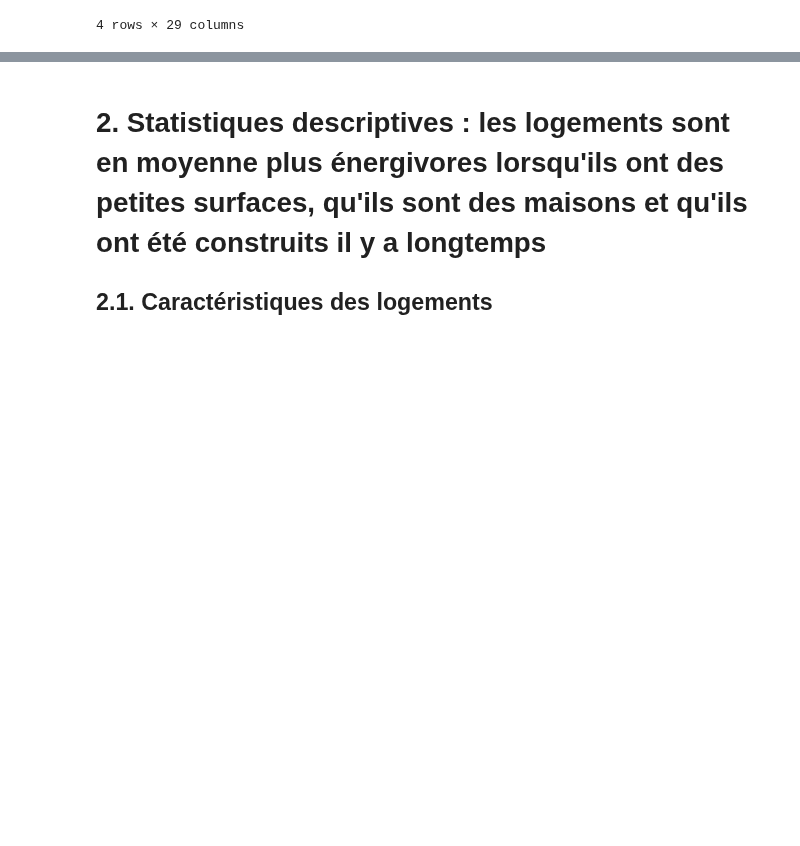
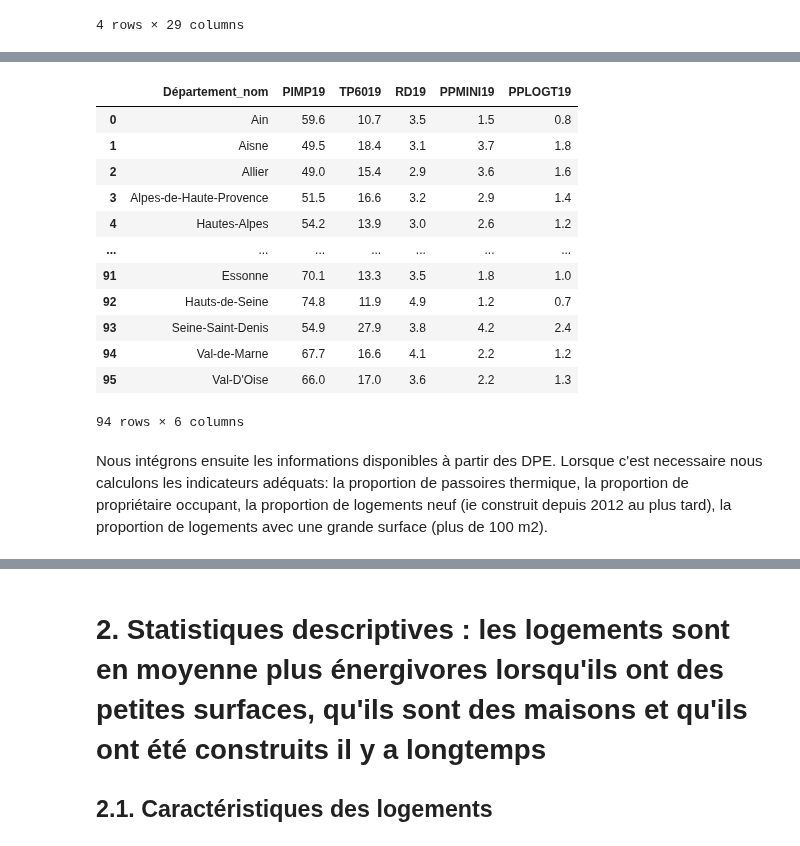
Before and after one commit to f-b-l/python2A, a Jupyter notebook: Master Notebook.ipynb, the cells around one changed output, grey strips where cells are left out. Cells and saved outputs as stored; diff of their text form; code cells hidden in the pictures; blank space fills up the shorter version.

```diff
--- a/Master Notebook.ipynb
+++ b/Master Notebook.ipynb
@@ -993,0 +1115,20 @@ donnees_filo_ind_departement_2019.describe()
+# %%
+#on ajoute les variables filosofi d'intérêt
+base_reg = donnees_filo_ind_departement_2019[['Département_nom', 'PIMP19','TP6019','RD19','PPMINI19','PPLOGT19']]
+base_reg
+# %% [output]
+|  | Département_nom | PIMP19 | TP6019 | RD19 | PPMINI19 | PPLOGT19 |
+| 0 | Ain | 59.6 | 10.7 | 3.5 | 1.5 | 0.8 |
+| 1 | Aisne | 49.5 | 18.4 | 3.1 | 3.7 | 1.8 |
+| 2 | Allier | 49.0 | 15.4 | 2.9 | 3.6 | 1.6 |
+| 3 | Alpes-de-Haute-Provence | 51.5 | 16.6 | 3.2 | 2.9 | 1.4 |
+| 4 | Hautes-Alpes | 54.2 | 13.9 | 3.0 | 2.6 | 1.2 |
+| ... | ... | ... | ... | ... | ... | ... |
+| 91 | Essonne | 70.1 | 13.3 | 3.5 | 1.8 | 1.0 |
+| 92 | Hauts-de-Seine | 74.8 | 11.9 | 4.9 | 1.2 | 0.7 |
+| 93 | Seine-Saint-Denis | 54.9 | 27.9 | 3.8 | 4.2 | 2.4 |
+| 94 | Val-de-Marne | 67.7 | 16.6 | 4.1 | 2.2 | 1.2 |
+| 95 | Val-D'Oise | 66.0 | 17.0 | 3.6 | 2.2 | 1.3 |
+94 rows × 6 columns
+# %% [markdown]
+Nous intégrons ensuite les informations disponibles à partir des DPE. Lorsque c'est necessaire nous calculons les indicateurs adéquats: la proportion de passoires thermique, la proportion de propriétaire occupant, la proportion de logements neuf (ie construit depuis 2012 au plus tard), la proportion de logements avec une grande surface (plus de 100 m2).
```
Also changed, not shown: parts of 50 cells of this notebook.
